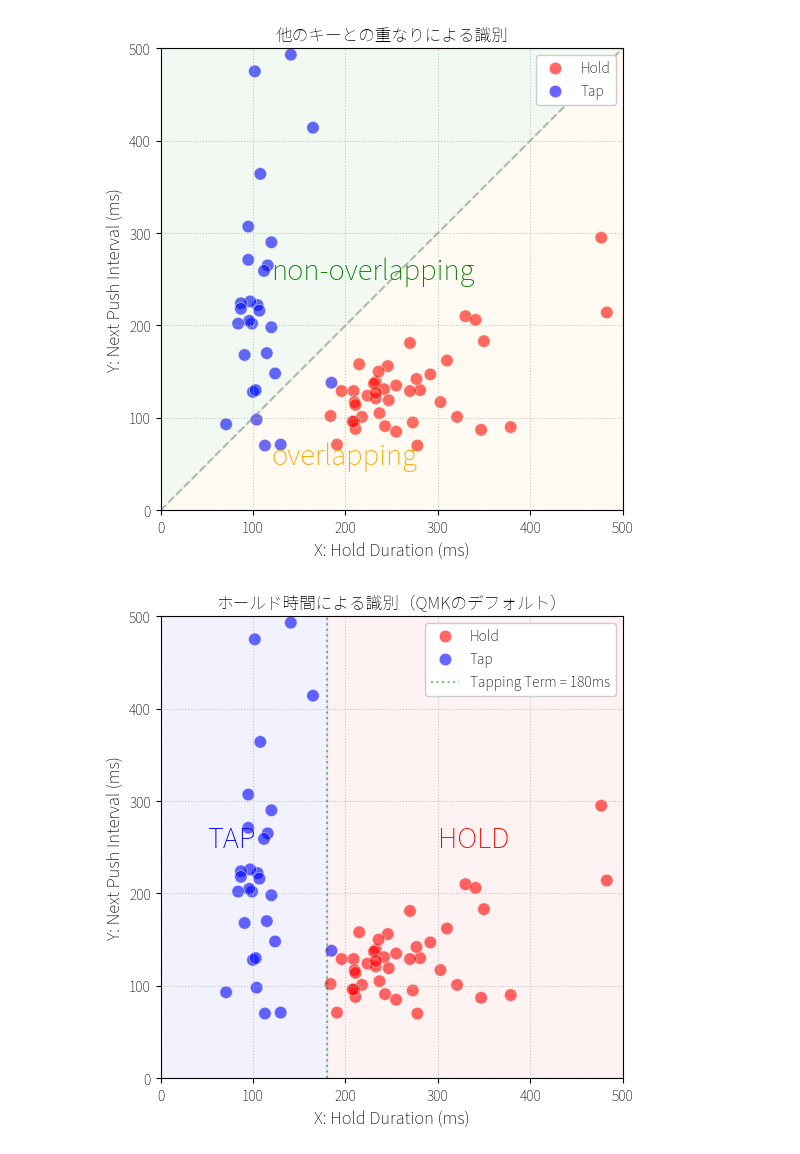
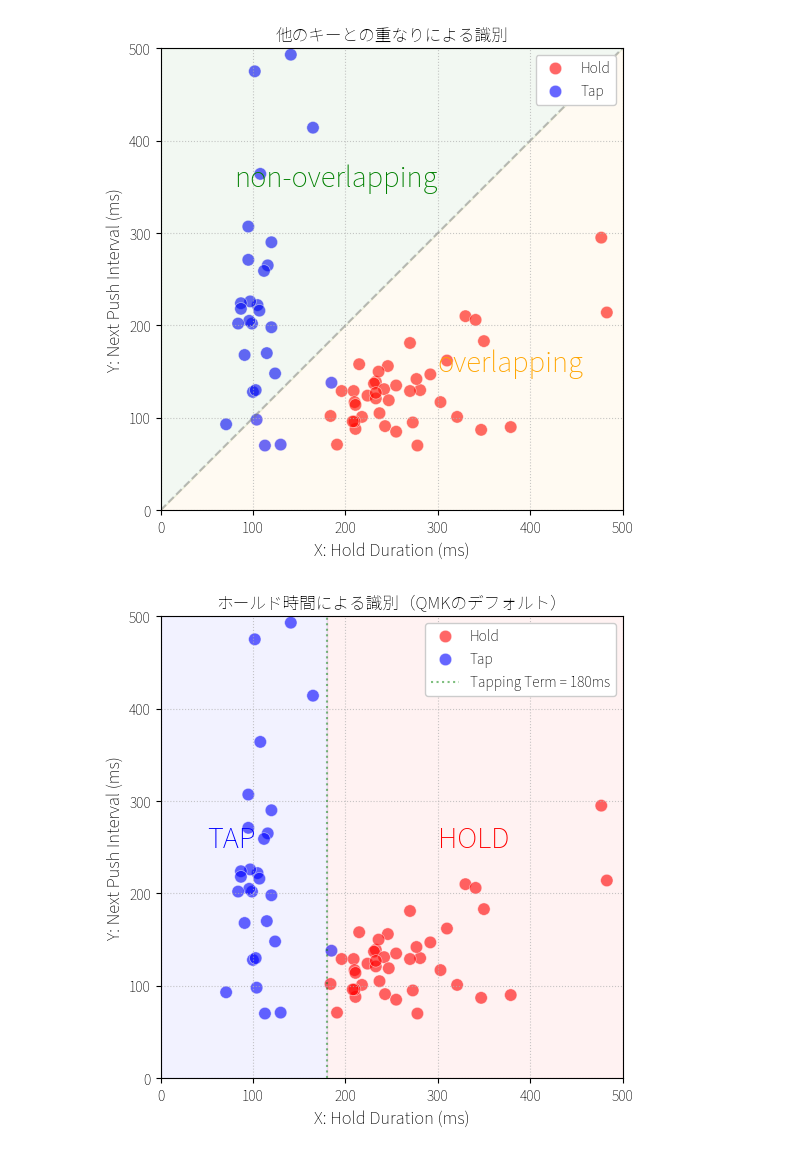
Before and after one commit to bilzard/qmk_userspace, a Jupyter notebook: analysis/graph_symb3.ipynb, the cells around one changed output. Cells and saved outputs as stored; diff of their text form; code cells hidden in the pictures.

Commit message:
update graph

```diff
--- a/analysis/graph_symb3.ipynb
+++ b/analysis/graph_symb3.ipynb
@@ -107,32 +107,32 @@ def draw_base(df, target_id="R7,C4", ax=None, draw_svm_boundary=True):
 # %%
 def draw_trivial_tap_region(ax):
     # 基本となる y = x の対角線
     ax.plot([0, MAX_TIME], [0, MAX_TIME], color='gray', linestyle='--', alpha=0.5)
 
     ax.fill_between(
         [MAX_TIME,0], [MAX_TIME, 0], MAX_TIME,
         color='green', alpha=0.05
     )
-    ax.text(120, 250, 'non-overlapping', color='green', fontsize=20, fontweight='bold')
+    ax.text(80, 350, 'non-overlapping', color='green', fontsize=20, fontweight='bold')
     ax.fill_between(
         [MAX_TIME,0], [MAX_TIME, 0], 0,
         color='orange', alpha=0.05
     )
-    ax.text(120, 50, 'overlapping', color='orange', fontsize=20, fontweight='bold')
+    ax.text(300, 150, 'overlapping', color='orange', fontsize=20, fontweight='bold')
     ax.legend(loc='upper right', framealpha=1.0)
 
 
 if __name__ == "__main__":
     STROKES_FILE = "../preprocessed/strokes_svm_symb3.json"
     LABELS_FILE = "../preprocessed/labels_svm_symb3.json"
     df_merged = load_and_preprocess_data(STROKES_FILE, LABELS_FILE)
 
     _, ax = plt.subplots(figsize=(6, 6))
     draw_base(df_merged, ax=ax, draw_svm_boundary=False)
     draw_trivial_tap_region(ax)
     ax.set_title("他のキーとの重なりによる識別")
 # %% [output]
-[figure, old version]
+[figure, new version]
 # %%
 def draw_trivial_tap_region(ax, tapping_term=180):
     # 基本となる y = x の対角線
```
